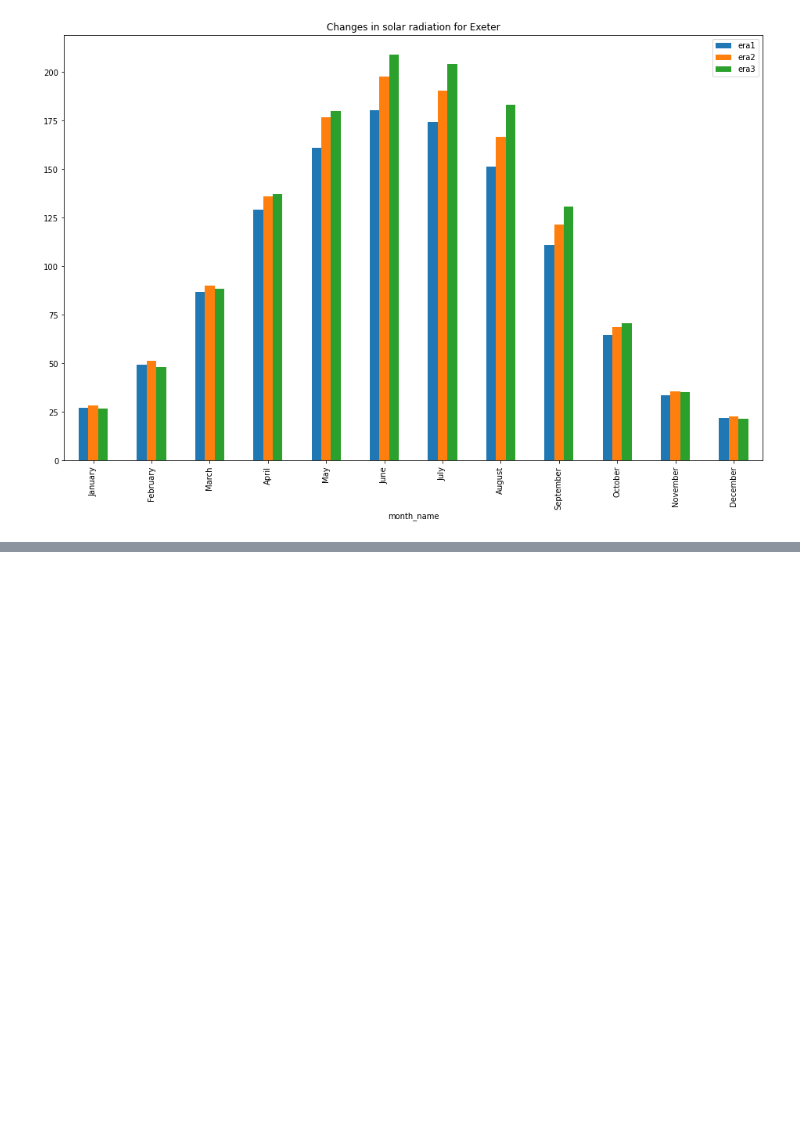
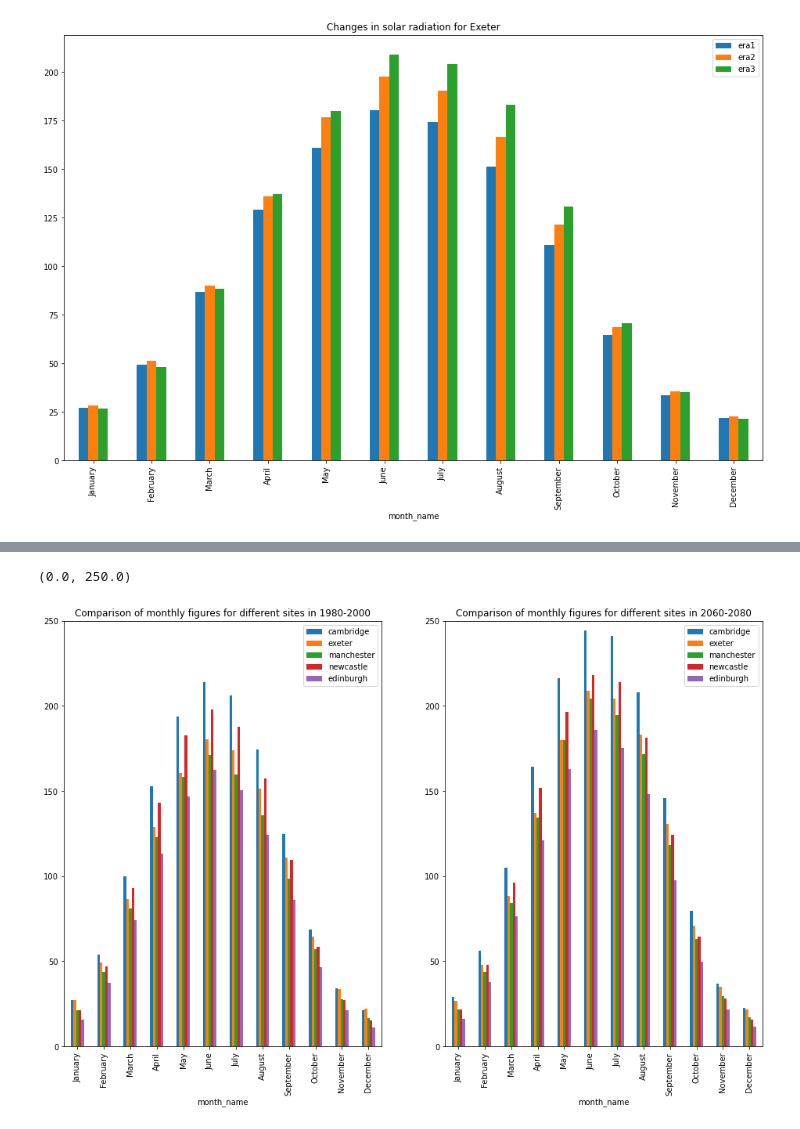
Before and after one commit to informatics-lab/UsingClimateData, a Jupyter notebook: 03_climate_change_impact_examples.ipynb, the cells around one changed output, grey strips where cells are left out. Saved outputs shown, nothing was run; the diff lists cells and outputs as text; code cells hidden in the pictures; blank space fills up the shorter version.

```diff
--- a/03_climate_change_impact_examples.ipynb
+++ b/03_climate_change_impact_examples.ipynb
@@ -13,0 +54,4 @@ data_root_dir = '/data/users/shaddad/impact_lab/using_climate_data/5Sites/DataFr
+# %%
+site_data_dir = '5sites'
+sites_s3_path = f'{ucd_s3_path}/{site_data_dir}'
+sites_s3_path
@@ -14,10 +60,14 @@ data_root_dir = '/data/users/shaddad/impact_lab/using_climate_data/5Sites/DataFr
 # %%
 site_plot_colours = {'cambridge': 'red', 'exeter': 'orange', 'manchester': 'green', 'newcastle': 'blue', 'edinburgh': 'purple'}
 site_list = list(site_plot_colours.keys())
-var_list = ['rss', 'sfcWind', 'tasmax', 'tasmin']
+var_list = {'rss': 'Surface solar radiation W/m2',
+            'sfcWind': 'Surface wind',
+            'tasmax': 'Daily average maximum temperature',
+            'tasmin': 'Daily average minimum temperature',
+           }
 era_range_list = {'era1': (1981,2000),
                   'era2': (2021, 2040),
                   'era3': (2061, 2080),
                  }
 data_type = 'ensm' # abbreviation of ensemble mean
-[calendar.month_name[ix1] for ix1 in range(1,13)]=
+# [calendar.month_name[ix1] for ix1 in range(1,13)]=
@@ -29,9 +86,9 @@ ensm_datasets = {}
 From the very large set of data from UKCP, we have selected some variables and extracted ensemble means of daily averages for each day of the year at certain sites of interest (which we have chosen for this demo).
 # %%
 for site in site_list:
-    for var in var_list:
+    for var in var_list.keys():
         for era_name, era_range in era_range_list.items():
-            df1 = pandas.read_csv(pathlib.Path(data_root_dir) / fname_template.format(var=var,
+            df1 = pandas.read_csv(sites_s3_path + '/' +  fname_template.format(var=var,
                                                           site=site,
                                                           era=era_name,
                                                          ))
@@ -86,0 +123,5 @@ impacts on health from min and max temperatures in heat waves - maybe affect the
+# %%
+monthly_averages_era1 = pandas.DataFrame({site1: ensm_datasets[site1,'rss','era1'].groupby('month').mean().mean(axis=1) for site1 in site_list})
+monthly_averages_era3 = pandas.DataFrame({site1: ensm_datasets[site1,'rss','era3'].groupby('month').mean().mean(axis=1) for site1 in site_list})
+monthly_averages_era1['month_name'] = [calendar.month_name[ix1] for ix1 in monthly_averages_era1.index]
+monthly_averages_era3['month_name'] = [calendar.month_name[ix1] for ix1 in monthly_averages_era3.index]
@@ -86,0 +162,12 @@ impacts on health from min and max temperatures in heat waves - maybe affect the
+# %%
+fig1 = matplotlib.pyplot.figure('sites_comparison_rss',figsize=(16,10))
+ax1 = fig1.add_subplot(1,2,1, title='Comparison of monthly figures for different sites in 1980-2000')
+monthly_averages_era1.plot.bar(x='month_name', ax=ax1)
+ax1.set_ylim((0,250))
+
+ax1 = fig1.add_subplot(1,2,2, title='Comparison of monthly figures for different sites in 2060-2080')
+monthly_averages_era3.plot.bar(x='month_name', ax=ax1)
+ax1.set_ylim((0,250))
+# %% [output]
+(0.0, 250.0)
+[figure, added]
```
Also changed, not shown: parts of 43 cells of this notebook, 1 other file.
